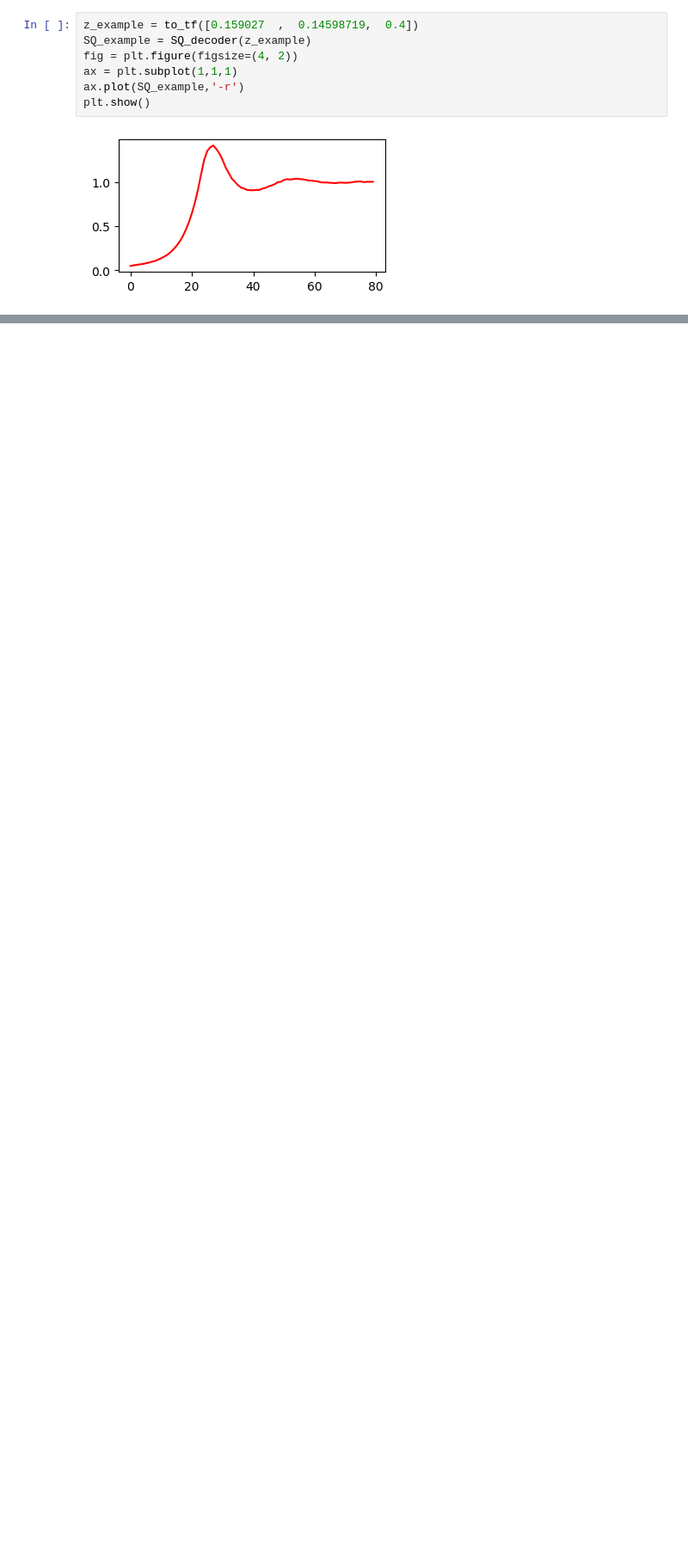
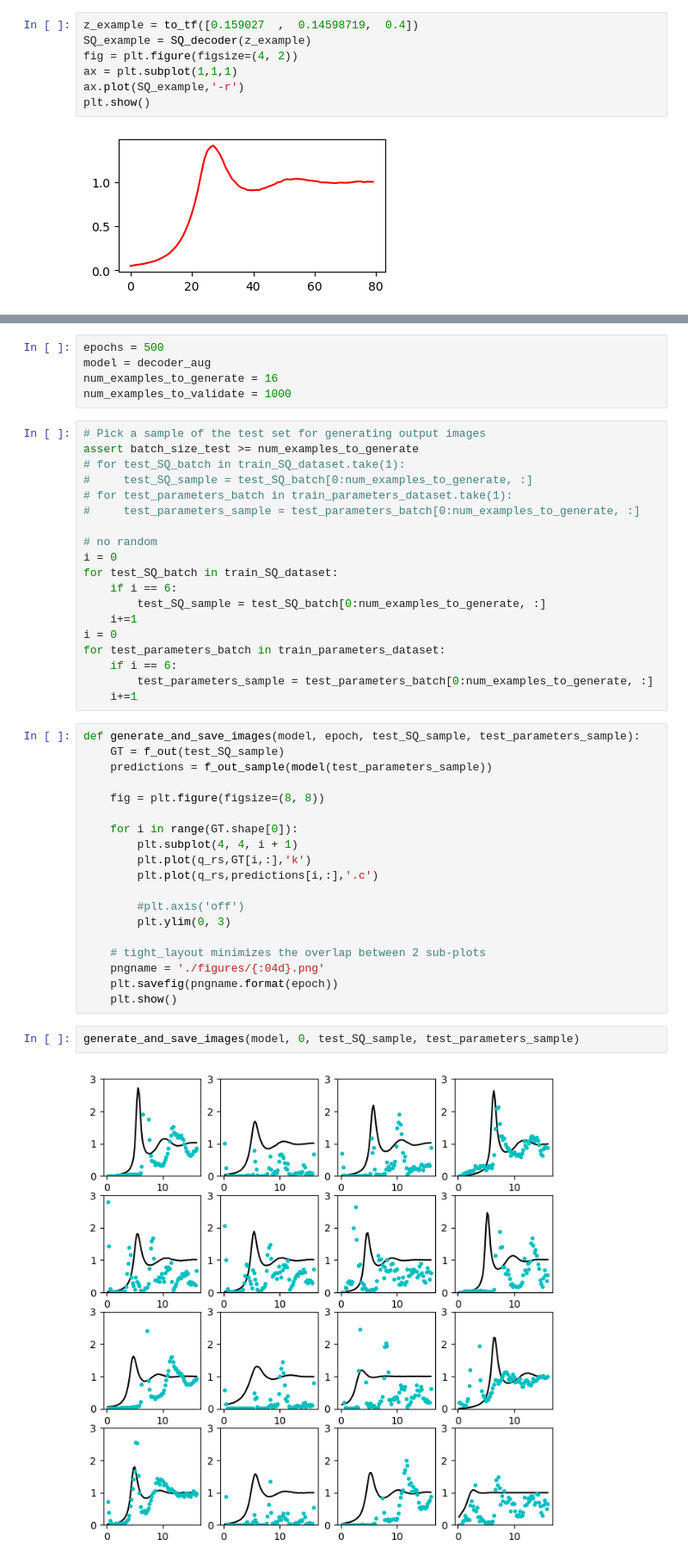
Before and after one commit to ch-tung/SQ_VAE, a Jupyter notebook: direct_param_SQ/test_param_SQ.ipynb, the cells around one changed output, grey strips where cells are left out. Shown at 86% size. Saved outputs shown, nothing was run; the diff lists cells and outputs as text; blank space fills up the shorter version.

Commit message:
train the augmented model

```diff
--- a/direct_param_SQ/test_param_SQ.ipynb
+++ b/direct_param_SQ/test_param_SQ.ipynb
@@ -178,0 +368,47 @@ _________________________________________________________________
+# %%
+epochs = 500
+model = decoder_aug
+num_examples_to_generate = 16
+num_examples_to_validate = 1000
+# %%
+# Pick a sample of the test set for generating output images
+assert batch_size_test >= num_examples_to_generate
+# for test_SQ_batch in train_SQ_dataset.take(1):
+#     test_SQ_sample = test_SQ_batch[0:num_examples_to_generate, :]
+# for test_parameters_batch in train_parameters_dataset.take(1):
+#     test_parameters_sample = test_parameters_batch[0:num_examples_to_generate, :]
+
+# no random
+i = 0
+for test_SQ_batch in train_SQ_dataset:
+    if i == 6:
+        test_SQ_sample = test_SQ_batch[0:num_examples_to_generate, :]
+    i+=1
+i = 0
+for test_parameters_batch in train_parameters_dataset:
+    if i == 6:
+        test_parameters_sample = test_parameters_batch[0:num_examples_to_generate, :]
+    i+=1
+# %%
+def generate_and_save_images(model, epoch, test_SQ_sample, test_parameters_sample):
+    GT = f_out(test_SQ_sample)
+    predictions = f_out_sample(model(test_parameters_sample))
+
+    fig = plt.figure(figsize=(8, 8))
+
+    for i in range(GT.shape[0]):
+        plt.subplot(4, 4, i + 1)
+        plt.plot(q_rs,GT[i,:],'k')
+        plt.plot(q_rs,predictions[i,:],'.c')
+
+        #plt.axis('off')
+        plt.ylim(0, 3)
+
+    # tight_layout minimizes the overlap between 2 sub-plots
+    pngname = './figures/{:04d}.png'
+    plt.savefig(pngname.format(epoch))
+    plt.show()
+# %%
+generate_and_save_images(model, 0, test_SQ_sample, test_parameters_sample)
+# %% [output]
+[figure, added]
```
Also changed, not shown: parts of 23 cells of this notebook.
